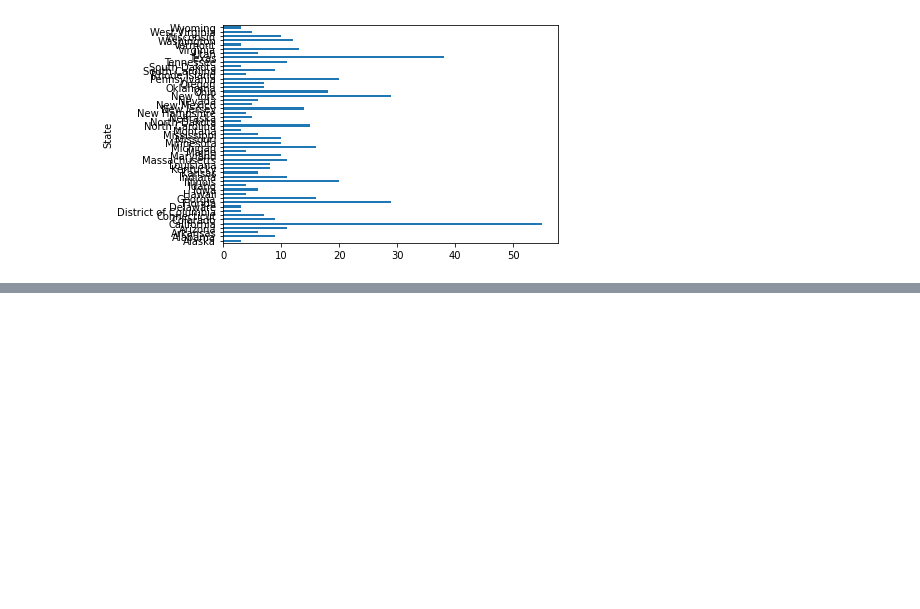
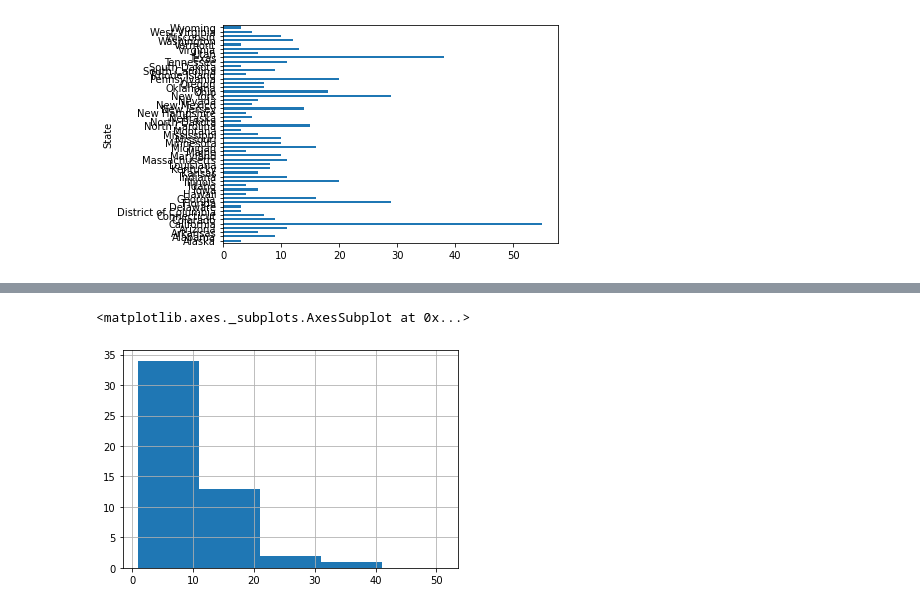
Before and after one commit to setitfree/Everything, a Jupyter notebook: Every_Lec2_Plotting.ipynb, the cells around one changed output, grey strips where cells are left out. Cells and saved outputs as stored; diff of their text form; code cells hidden in the pictures; blank space fills up the shorter version.

```diff
--- a/Every_Lec2_Plotting.ipynb
+++ b/Every_Lec2_Plotting.ipynb
@@ -51,0 +75,5 @@ combined['Votes'].hist()
+# %%
+combined.Votes.hist(bins= np.arange(1,60,10, dtype = 'int'))    ## If binn size(10) is too much it is of no use
+# %% [output]
+<matplotlib.axes._subplots.AxesSubplot at 0x...>
+[figure, added]
```
Also changed, not shown: parts of 24 cells of this notebook.
